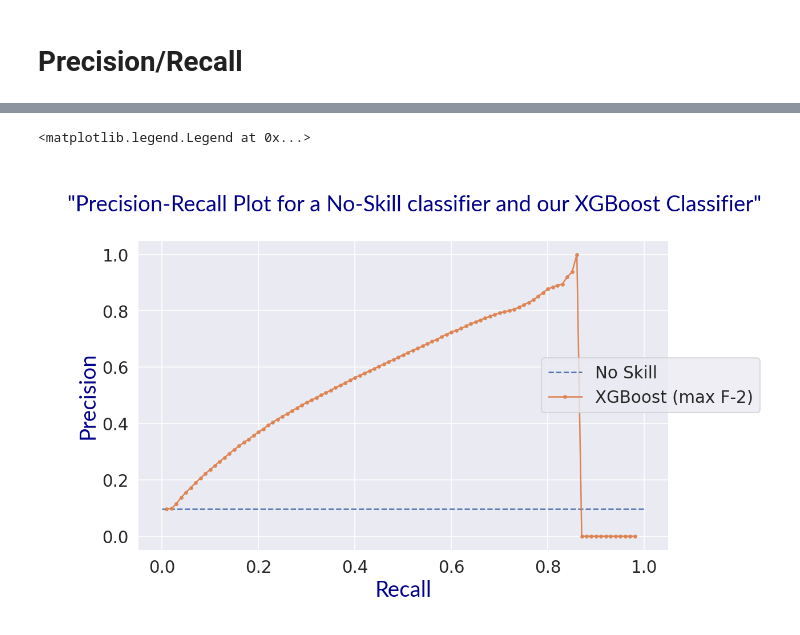
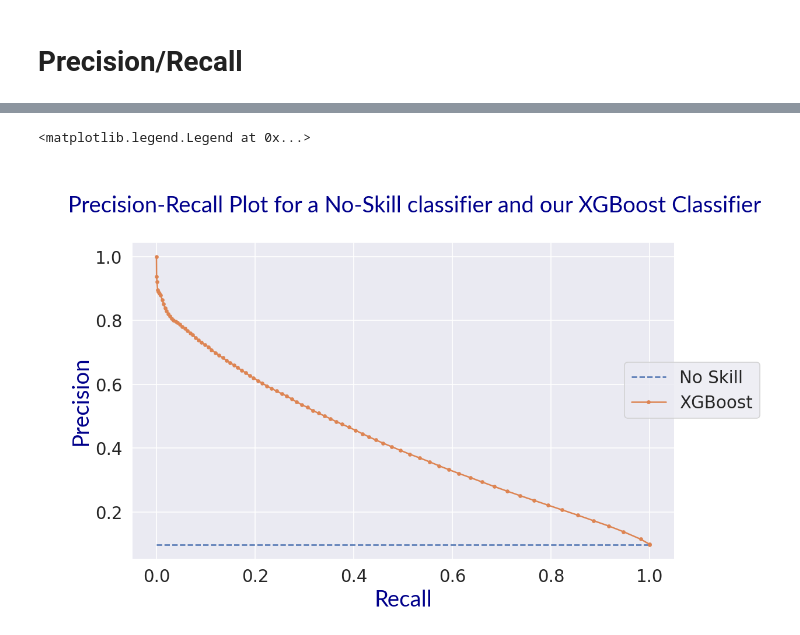
Before and after one commit to edubu2/metis-project3, a Jupyter notebook: code/model_analysis.ipynb, the cells around one changed output, grey strips where cells are left out. Saved outputs shown, nothing was run; the diff lists cells and outputs as text; code cells hidden in the pictures.

```diff
--- a/code/model_analysis.ipynb
+++ b/code/model_analysis.ipynb
@@ -195,5 +241,10 @@ def get_threshold_scores(model, X_test, y_test, min_threshold=0.01, max_threshol
 
     return f1_thresholds, f2_thresholds, f2_precision_thresholds, f2_recall_thresholds
 
-f1_thresholds, f2_thresholds, f2_precision_thresholds, f2_recall_thresholds = (get_threshold_scores(
-                                    xgb_fit, X_test, y_test, min_threshold=0.01, max_threshold=0.99))
+
+# THE BELOW CODE TAKES 5-10 MINUTES TO RUN ON MY VM. UNCOMMENT IT OUT TO RUN THE FIRST TIME, THEN
+# LOAD FROM PICKLE
+
+
+# f1_thresholds, f2_thresholds, f2_precision_thresholds, f2_recall_thresholds = (get_threshold_scores(
+#                                     xgb_fit, X_test, y_test, min_threshold=0.01, max_threshold=0.99))
@@ -230,3 +322,29 @@ End calculating 98.0%. F-1 score: nan | F-2 score: nan
+# %%
+# load in thresholds
+
+with open("pickle/f1_thresholds.pickle", "rb") as p:
+    f1_thresholds = pickle.load(p)
+
+with open("pickle/f2_thresholds.pickle", "rb") as p:
+    f2_thresholds = pickle.load(p)
+
+with open("pickle/f2_precision_thresholds.pickle", "rb") as p:
+    f2_precision_thresholds = pickle.load(p)
+
+with open("pickle/f2_recall_thresholds.pickle", "rb") as p:
+    f2_recall_thresholds = pickle.load(p)
+
+with open("pickle/rf_f1_thresholds.pickle", "rb") as p:
+    rf_f1_thresholds = pickle.load(p)
+
+with open("pickle/rf_f2_thresholds.pickle", "rb") as p:
+    rf_f2_thresholds = pickle.load(p)
+
+with open("pickle/rf_f2_precision_thresholds.pickle", "rb") as p:
+    rf_f2_precision_thresholds = pickle.load(p)
+
+with open("pickle/rf_f2_recall_thresholds.pickle", "rb") as p:
+    rf_f2_recall_thresholds = pickle.load(p)
 # %%
 #setup threshold plot
 X_thresholds = f1_thresholds.keys()
@@ -345,7 +449,5 @@ recall_score(y_test, preds)
 
 no_skill = len(y_test[y_test==1]) / len(y_test)
 
-recall = np.array(list(f2_recall_thresholds.keys()))
-precision = np.array(list(f2_precision_thresholds.values()))
-np.nan_to_num(precision, 0)
-recall, precision
+recall = list(f2_recall_thresholds.values())
+precision = list(f2_precision_thresholds.values())
@@ -370,29 +454,29 @@ recall, precision
 # %%
 label_font = {'family': 'Lato',
     'color':  'darkblue',
     'weight': 'normal',
     'size': 23,
     }
 
 title_font = {'family': 'Lato',
     'color':  'darkblue',
     'weight': 'normal',
     'size': 27,
     }
 
 title = """
-    "Precision-Recall Plot for a No-Skill classifier and our XGBoost Classifier"
+    Precision-Recall Plot for a No-Skill classifier and our XGBoost Classifier
     """
 
 ax = plt.figure(figsize=(10, 6), dpi=120)
 
 plt.plot([0, 1], [no_skill, no_skill], linestyle='--', label="No Skill")
-plt.plot(recall, precision, marker='.', label="XGBoost (max F-2)")
+plt.plot(recall, precision, marker='.', label="XGBoost")
 
 plt.title(title, fontdict=label_font)
 plt.xlabel("Recall", fontdict=label_font)
 plt.ylabel("Precision", fontdict=label_font)
 ax.legend(loc='center right')
 # %% [output]
 <matplotlib.legend.Legend at 0x...>
-[figure, old version]
+[figure, new version]
```
Also changed, not shown: parts of 17 cells of this notebook.
